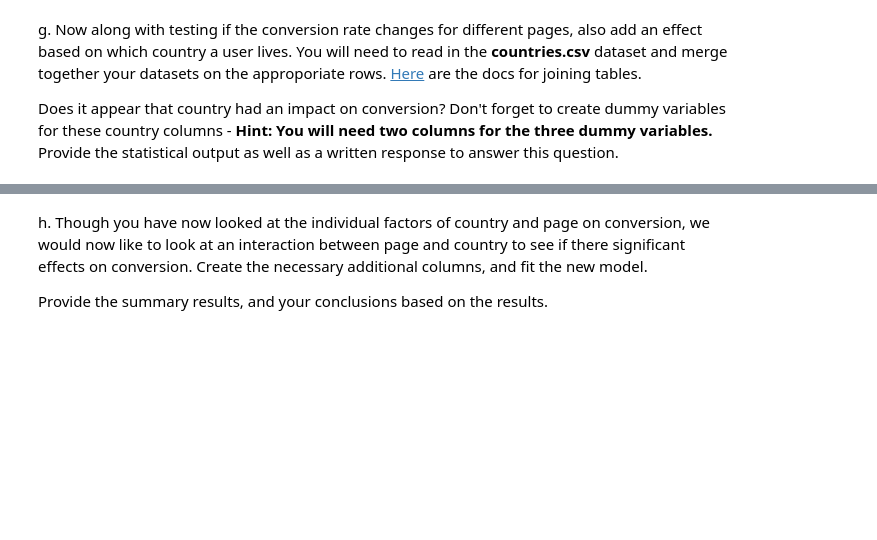
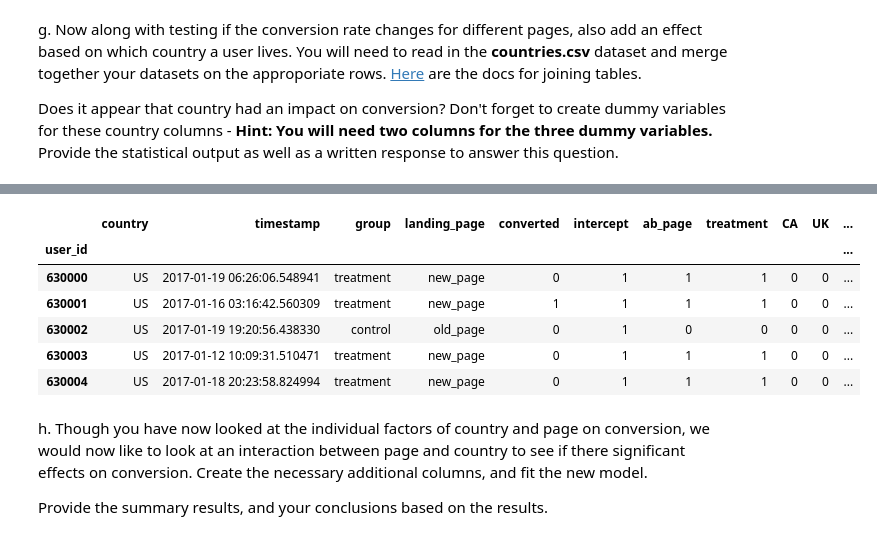
Before and after one commit to emilylauyw/Udacity-DAND-Project4-Analyze-AB-TestResults, a Jupyter notebook: Analyze_ab_test_results_notebook.ipynb, the cells around one changed output, grey strips where cells are left out. Drawn from its saved outputs; the diff is of its cells as text; code cells hidden in the pictures; blank space fills up the shorter version.

```diff
--- a/Analyze_ab_test_results_notebook.ipynb
+++ b/Analyze_ab_test_results_notebook.ipynb
@@ -340,5 +388,15 @@ df_new = countries_df.set_index('user_id').join(df2.set_index('user_id'), how='i
 # %%
 ### Create the necessary dummy variables
+df_new[['CA','UK','US']]=pd.get_dummies(df_new['country'])
+df_new.head()
+# %% [output]
+|  | country | timestamp | group | landing_page | converted | intercept | ab_page | treatment | CA | UK | ... |
+| user_id |  |  |  |  |  |  |  |  |  |  | ... |
+| 630000 | US | 2017-01-19 06:26:06.548941 | treatment | new_page | 0 | 1 | 1 | 1 | 0 | 0 | ... |
+| 630001 | US | 2017-01-16 03:16:42.560309 | treatment | new_page | 1 | 1 | 1 | 1 | 0 | 0 | ... |
+| 630002 | US | 2017-01-19 19:20:56.438330 | control | old_page | 0 | 1 | 0 | 0 | 0 | 0 | ... |
+| 630003 | US | 2017-01-12 10:09:31.510471 | treatment | new_page | 0 | 1 | 1 | 1 | 0 | 0 | ... |
+| 630004 | US | 2017-01-18 20:23:58.824994 | treatment | new_page | 0 | 1 | 1 | 1 | 0 | 0 | ... |
 # %% [markdown]
 h. Though you have now looked at the individual factors of country and page on conversion, we would now like to look at an interaction between page and country to see if there significant effects on conversion.  Create the necessary additional columns, and fit the new model.
 
```
Also changed, not shown: parts of 12 cells of this notebook.
